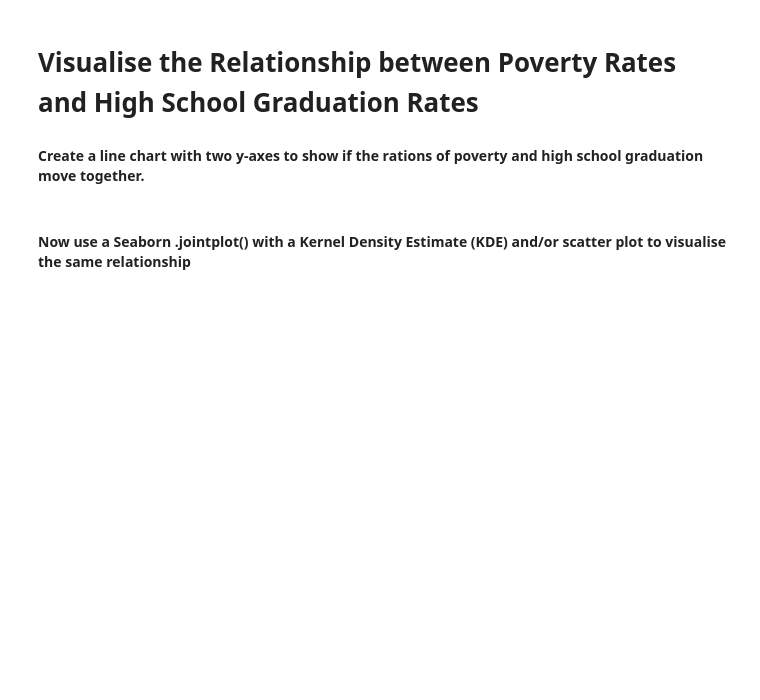
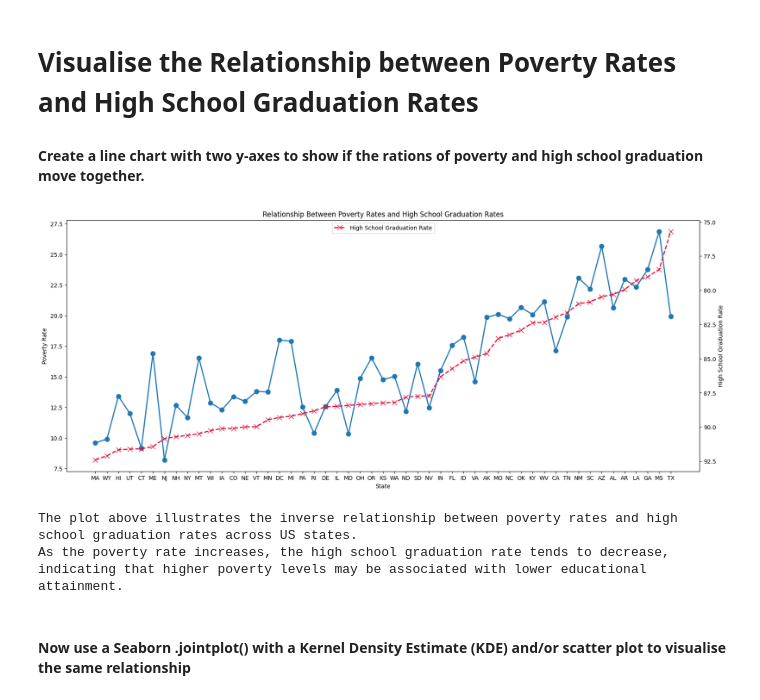
Before and after one commit to Lucasqrz1/100_days_of_code, a Jupyter notebook: Day_100/Fatal_Force_(start).ipynb, the cells around one changed output. Drawn from its saved outputs; the diff is of its cells as text; code cells hidden in the pictures; blank space fills up the shorter version.

Commit message:
povr rate vs grad rate

```diff
--- a/Day_100/Fatal_Force_(start).ipynb
+++ b/Day_100/Fatal_Force_(start).ipynb
@@ -148,6 +148,35 @@ The state with the lowest graduation rate is TX with a rate of 75.69%
 # Visualise the Relationship between Poverty Rates and High School Graduation Rates
 
 #### Create a line chart with two y-axes to show if the rations of poverty and high school graduation move together.
+# %%
+merged_df = poverty_rate.merge(completed_hs_rate, on='Geographic Area') # Merge the two DataFrames on 'Geographic Area'
+merged_df.sort_values('percent_completed_hs', ascending=False, inplace=True) # Sort by graduation rate in descending order
+# %%
+plt.figure(figsize=(20,8))
+plt.title('Relationship Between Poverty Rates and High School Graduation Rates')
+
+ax = plt.gca() # Get current axis
+ax2 = ax.twinx() # Create a second y-axis
+
+ax.plot(merged_df['Geographic Area'], merged_df['poverty_rate'], label='Poverty Rate', linestyle='-', marker='o', markersize=8, linewidth=2) # Plot poverty rate on primary y-axis
+
+ax2.plot(merged_df['Geographic Area'], merged_df['percent_completed_hs'], color='crimson', label='High School Graduation Rate', linestyle='--', marker='x', markersize=8, linewidth=2) # Plot graduation rate on secondary y-axis
+
+ax.set_ylabel('Poverty Rate')
+ax.set_xlabel('State')
+ax2.set_ylabel('High School Graduation Rate')
+
+ax2.invert_yaxis() # Invert the secondary y-axis to show inverse relationship
+plt.legend(loc='upper center')
+ax.yaxis.grid(False)
+ax2.grid(False)
+plt.show()
+
+print(f"The plot above illustrates the inverse relationship between poverty rates and high school graduation rates across US states.\nAs the poverty rate increases, the high school graduation rate tends to decrease, indicating that higher poverty levels may be associated with lower educational attainment.")
+# %% [output]
+[figure, added]
+The plot above illustrates the inverse relationship between poverty rates and high school graduation rates across US states.
+As the poverty rate increases, the high school graduation rate tends to decrease, indicating that higher poverty levels may be associated with lower educational attainment.
 # %% [markdown]
 #### Now use a Seaborn .jointplot() with a Kernel Density Estimate (KDE) and/or scatter plot to visualise the same relationship
 # %% [markdown]
```
